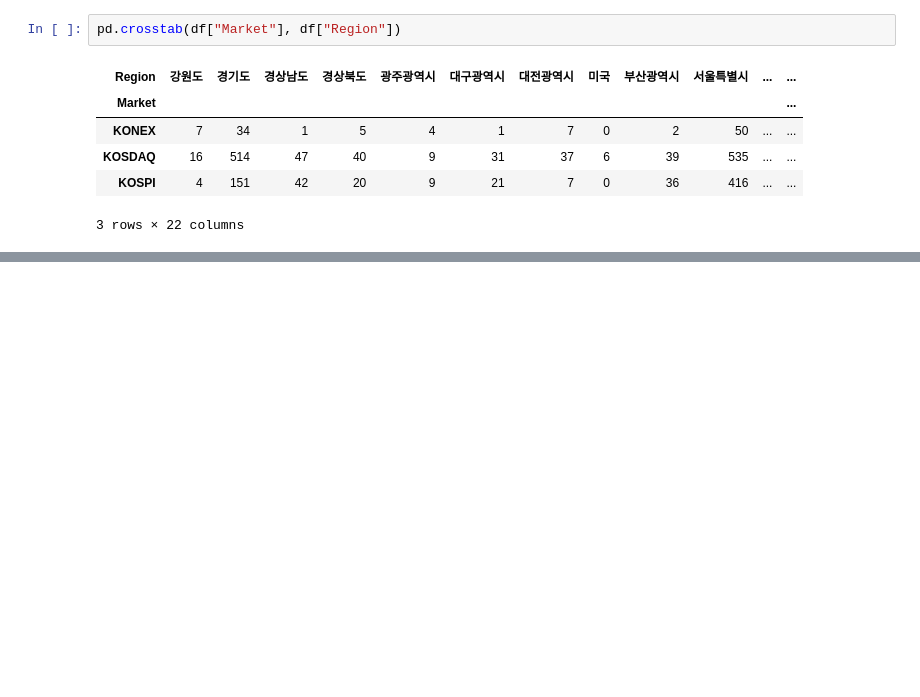
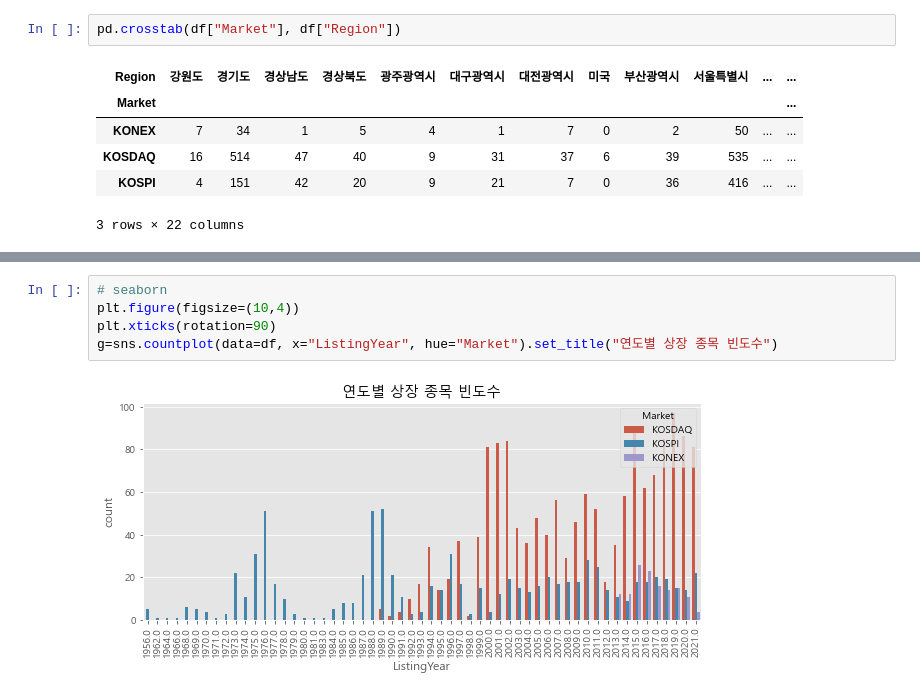
Before and after one commit to ParkSuJeong74/credit_ML, a Jupyter notebook: KRX/KRX_Freq.ipynb, the cells around one changed output, grey strips where cells are left out. Drawn from its saved outputs; the diff is of its cells as text; blank space fills up the shorter version.

```diff
--- a/KRX/KRX_Freq.ipynb
+++ b/KRX/KRX_Freq.ipynb
@@ -382,0 +407,7 @@ sns.countplot()
+# %%
+# seaborn
+plt.figure(figsize=(10,4))
+plt.xticks(rotation=90)
+g=sns.countplot(data=df, x="ListingYear", hue="Market").set_title("연도별 상장 종목 빈도수")
+# %% [output]
+[figure, added]
```
Also changed, not shown: parts of 21 cells of this notebook, 1 other file.
